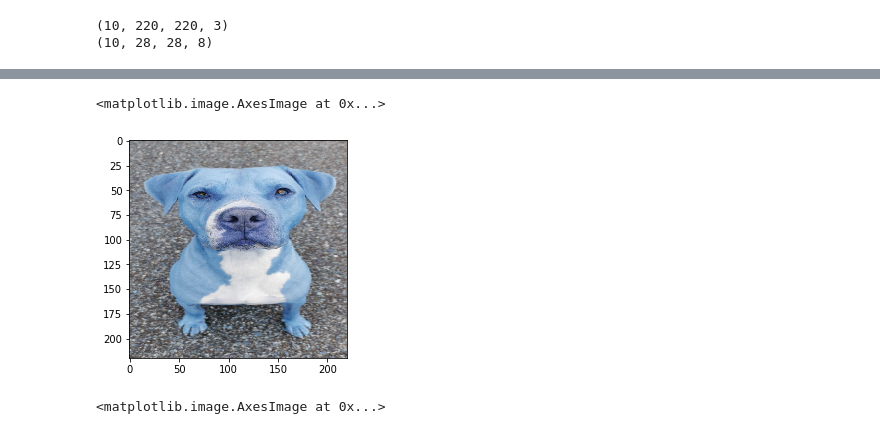
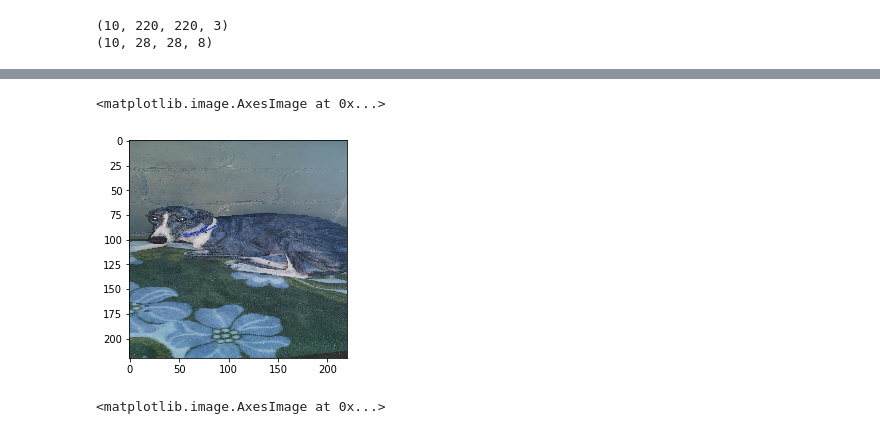
Before and after one commit to AlexMndzF/Salva-un-peludo, a Jupyter notebook: Test.ipynb, the cells around one changed output, grey strips where cells are left out. Cells and saved outputs as stored; diff of their text form; code cells hidden in the pictures.

```diff
--- a/Test.ipynb
+++ b/Test.ipynb
@@ -419,10 +431,10 @@ res
 # %%
 !ls
 # %%
-plt.imshow(test[5].reshape(220,220,3))
+plt.imshow(test[0].reshape(220,220,3))
 # %% [output]
 <matplotlib.image.AxesImage at 0x...>
-[figure, old version]
+[figure, new version]
 # %%
 plt.imshow(test_person[0].reshape(220,220,3))
 # %% [output]
```
Also changed, not shown: parts of 7 cells of this notebook, 11 other files.
